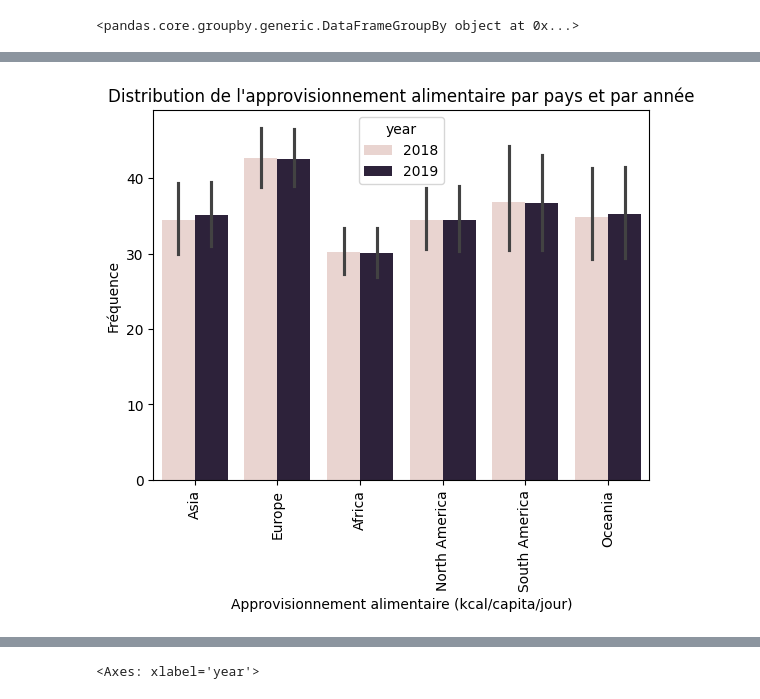
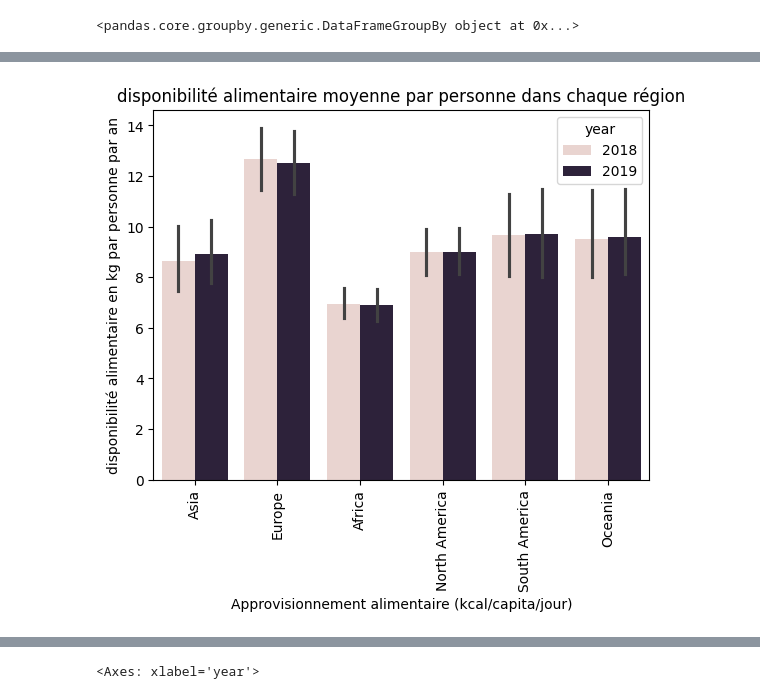
Before and after one commit to t7bo/projet-brief-pandas, a Jupyter notebook: deb.ipynb, the cells around one changed output, grey strips where cells are left out. Saved outputs shown, nothing was run; the diff lists cells and outputs as text; code cells hidden in the pictures.

Commit message:
avancement graph

```diff
--- a/deb.ipynb
+++ b/deb.ipynb
@@ -687,15 +687,17 @@ final_df.head(50)
 | 48 | Asia | Southern Asia | 4 | Afghanistan | 2018 | 36686.78 | vegetal | Olives (including preserved) | ... |
 | 49 | Asia | Southern Asia | 4 | Afghanistan | 2018 | 36686.78 | vegetal | Onions | ... |
 # %%
+# result = final_df.groupby(['continent','year'])[['food_supply_quantity_(kg/capita/yr)']].sum()
+# result
 
-sns.barplot(x = 'continent', y ='food_supply_(kcal/capita/day)', data=final_df, hue='year')
-plt.title('Distribution de l\'approvisionnement alimentaire par pays et par année')
+sns.barplot(x = 'continent', y ='food_supply_quantity_(kg/capita/yr)', data=final_df, hue='year')
+plt.title('disponibilité alimentaire moyenne par personne dans chaque région')
 plt.xlabel('Approvisionnement alimentaire (kcal/capita/jour)')
-plt.ylabel('Fréquence')
+plt.ylabel('disponibilité alimentaire en kg par personne par an')
 plt.xticks(rotation=90)
 plt.show()
 # %% [output]
-[figure, old version]
+[figure, new version]
 # %%
 filtre_continent = final_df['continent'] == 'Europe'
 europe = final_df[filtre_continent]
```
Also changed, not shown: parts of 24 cells of this notebook, 2 other files.
